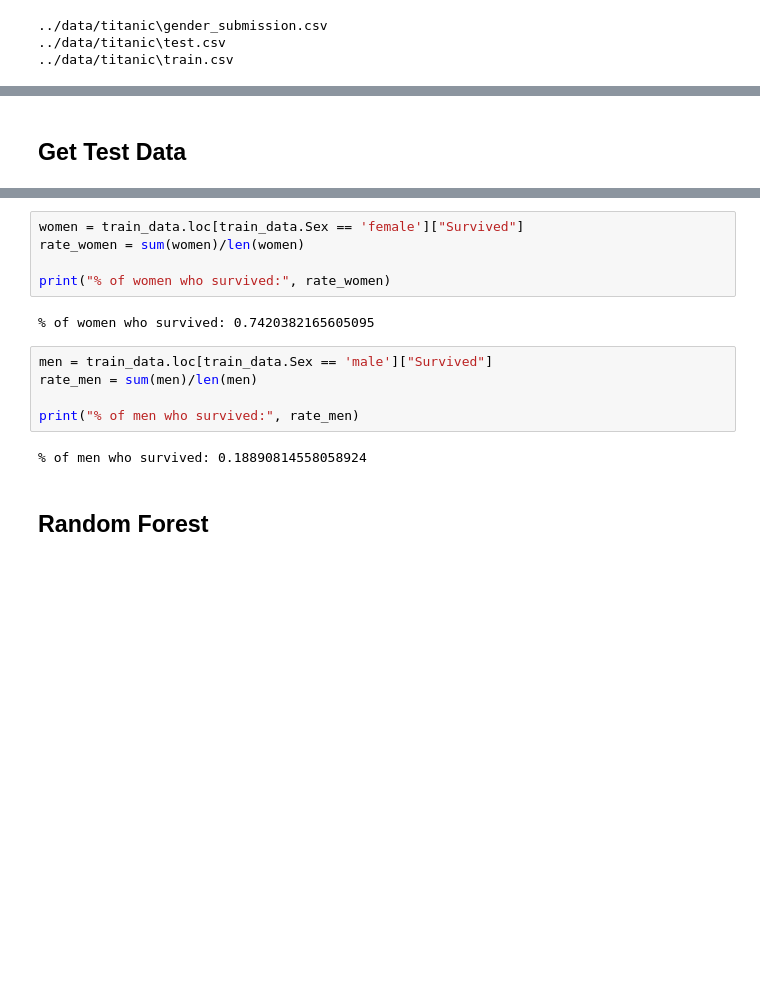
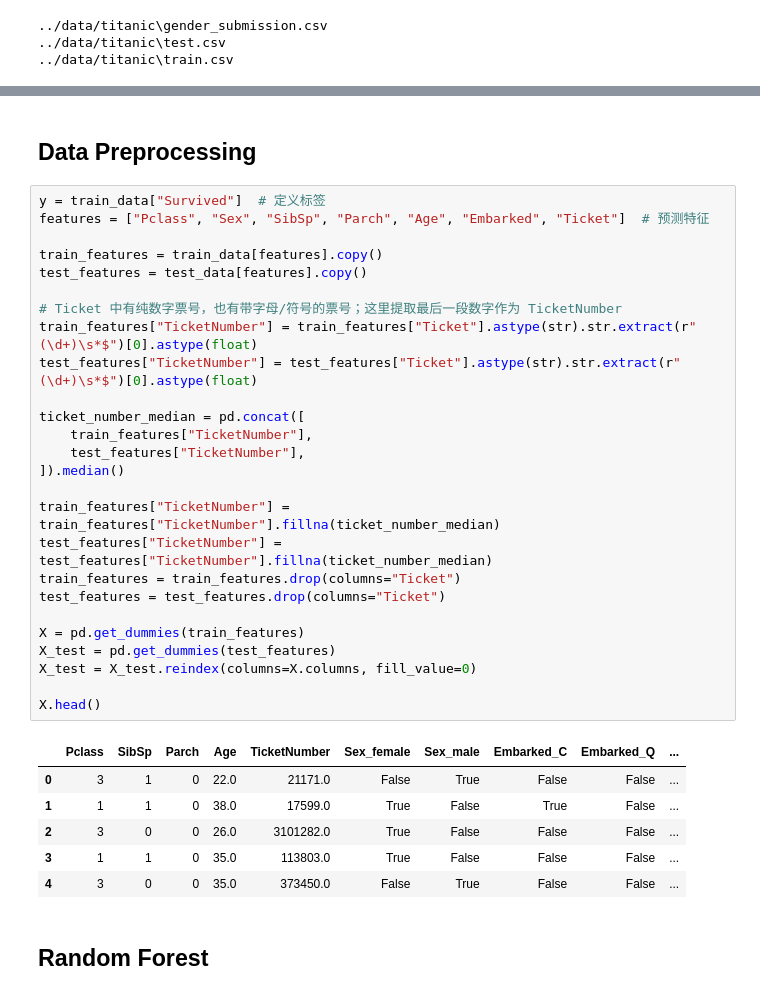
Before and after one commit to sparrow3314/my-neural-net, a Jupyter notebook: notebook/titanic.ipynb, the cells around one changed output, grey strips where cells are left out. Drawn from its saved outputs; the diff is of its cells as text; blank space fills up the shorter version.

```diff
--- a/notebook/titanic.ipynb
+++ b/notebook/titanic.ipynb
@@ -26,8 +30,6 @@ train_data.head()
 | 2 | 3 | 1 | 3 | Heikkinen, Miss. Laina | female | 26.0 | 0 | 0 | STON/O2. 3101282 | 7.9250 | ... |
 | 3 | 4 | 1 | 1 | Futrelle, Mrs. Jacques Heath (Lil... | female | 35.0 | 1 | 0 | 113803 | 53.1000 | ... |
 | 4 | 5 | 0 | 3 | Allen, Mr. William Henry | male | 35.0 | 0 | 0 | 373450 | 8.0500 | ... |
-# %% [markdown]
-## Get Test Data
 # %%
 test_data = pd.read_csv('../data/titanic/test.csv')
 test_data.head()
@@ -38,20 +40,41 @@ test_data.head()
 | 2 | 894 | 2 | Myles, Mr. Thomas Francis | male | 62.0 | 0 | 0 | 240276 | 9.6875 | NaN | ... |
 | 3 | 895 | 3 | Wirz, Mr. Albert | male | 27.0 | 0 | 0 | 315154 | 8.6625 | NaN | ... |
 | 4 | 896 | 3 | Hirvonen, Mrs. Alexander (Helga E... | female | 22.0 | 1 | 1 | 3101298 | 12.2875 | NaN | ... |
-# %%
-women = train_data.loc[train_data.Sex == 'female']["Survived"]
-rate_women = sum(women)/len(women)
-
-print("% of women who survived:", rate_women)
-# %% [output]
-% of women who survived: 0.7420382165605095
-# %%
-men = train_data.loc[train_data.Sex == 'male']["Survived"]
-rate_men = sum(men)/len(men)
-
-print("% of men who survived:", rate_men)
-# %% [output]
-% of men who survived: 0.18890814558058924
+# %% [markdown]
+## Data Preprocessing
+# %%
+y = train_data["Survived"]  # 定义标签
+features = ["Pclass", "Sex", "SibSp", "Parch", "Age", "Embarked", "Ticket"]  # 预测特征
+
+train_features = train_data[features].copy()
+test_features = test_data[features].copy()
+
+# Ticket 中有纯数字票号，也有带字母/符号的票号；这里提取最后一段数字作为 TicketNumber
+train_features["TicketNumber"] = train_features["Ticket"].astype(str).str.extract(r"(\d+)\s*$")[0].astype(float)
+test_features["TicketNumber"] = test_features["Ticket"].astype(str).str.extract(r"(\d+)\s*$")[0].astype(float)
+
+ticket_number_median = pd.concat([
+    train_features["TicketNumber"],
+    test_features["TicketNumber"],
+]).median()
+
+train_features["TicketNumber"] = train_features["TicketNumber"].fillna(ticket_number_median)
+test_features["TicketNumber"] = test_features["TicketNumber"].fillna(ticket_number_median)
+train_features = train_features.drop(columns="Ticket")
+test_features = test_features.drop(columns="Ticket")
+
+X = pd.get_dummies(train_features)
+X_test = pd.get_dummies(test_features)
+X_test = X_test.reindex(columns=X.columns, fill_value=0)
+
+X.head()
+# %% [output]
+|  | Pclass | SibSp | Parch | Age | TicketNumber | Sex_female | Sex_male | Embarked_C | Embarked_Q | ... |
+| 0 | 3 | 1 | 0 | 22.0 | 21171.0 | False | True | False | False | ... |
+| 1 | 1 | 1 | 0 | 38.0 | 17599.0 | True | False | True | False | ... |
+| 2 | 3 | 0 | 0 | 26.0 | 3101282.0 | True | False | False | False | ... |
+| 3 | 1 | 1 | 0 | 35.0 | 113803.0 | True | False | False | False | ... |
+| 4 | 3 | 0 | 0 | 35.0 | 373450.0 | False | True | False | False | ... |
 # %% [markdown]
 ## Random Forest
 # %%
```
Also changed, not shown: parts of 9 cells of this notebook.
